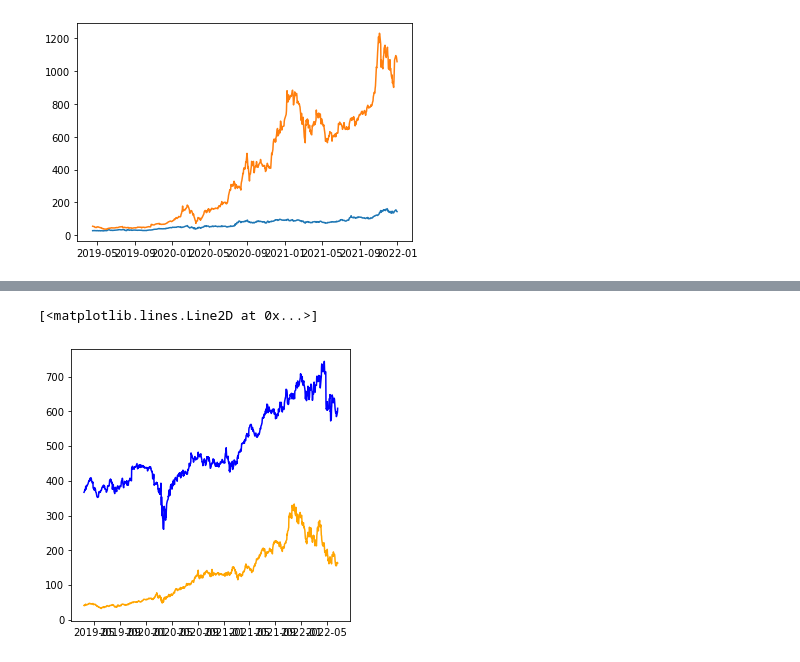
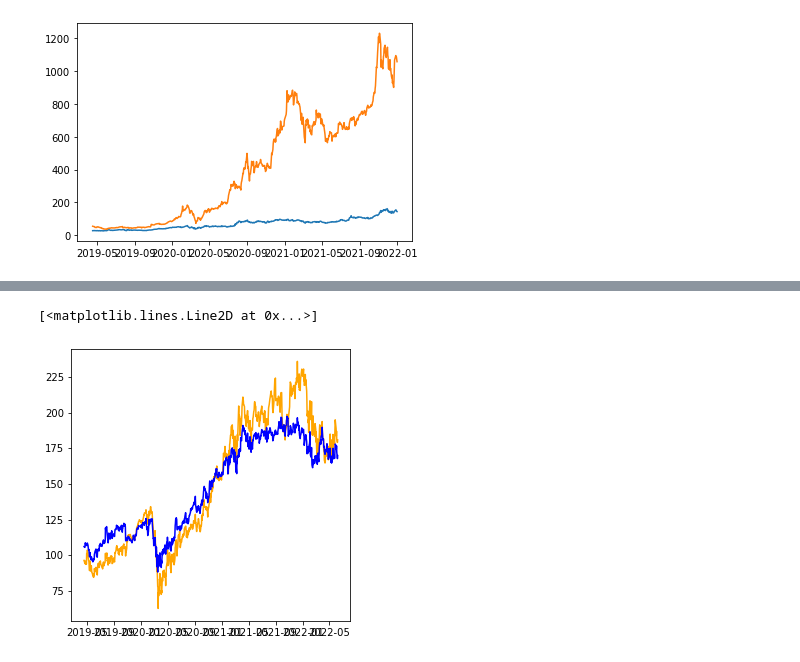
Before and after one commit to FabianEH/ETF-Filter-, a Jupyter notebook: metricas.ipynb, the cells around one changed output, grey strips where cells are left out. Cells and saved outputs as stored; diff of their text form; code cells hidden in the pictures.

```diff
--- a/metricas.ipynb
+++ b/metricas.ipynb
@@ -81,5 +55,0 @@ sns.heatmap(data.corr(), cmap = sns.cm.rocket, annot=True)
-# %%
-varinfo_matrix = np.zeros([data.shape[1], data.shape[1]])
-for i in range(data.shape[1]):
-    for j in range(data.shape[1]):
-        varinfo_matrix[i,j] = varInfo(data.iloc[:,i], data.iloc[:,j], bins = 50)
@@ -328,8 +210,6 @@ class paresTrading:
 
                     self.pairs.remove(pair)
 
-    #corr = corr.loc[(corr>tol).any(axis=1)]
-
         self.__filter_data()
 
 
@@ -343,6 +223,18 @@ class paresTrading:
                 if resultado > tol:
 
                     self.pairs.remove(pair)
+
+        self.__filter_data()
+
+
+    def distance_correlationTest(self, tol=0.3):
+
+        for pair in self.pairs:
+
+            resultado = correlation_distance(self.data_filtration[pair[0]], self.data_filtration[pair[1]])
+
+            if resultado > tol:
+                self.pairs.remove(pair)
 
         self.__filter_data()
 
@@ -383,6 +275,28 @@ class paresTrading:
                 unique_tickers.append(pair[1])
 
         self.data_filtration = self.data_filtration[unique_tickers]
+
+
+    def plot_correlation(self, method = 'pearson', *args):
+        plt.figure(figsize=(25,25))
+        sns.heatmap(self.data_filtration.corr(method = method), cmap = sns.cm.rocket, *args)
+
+    def plot_variational_information(self, bins= 50, *args):
+        varinfo_matrix = np.zeros([self.data_filtration.shape[1], self.data_filtration.shape[1]])
+        for i in range(self.data_filtration.shape[1]):
+            for j in range(self.data_filtration.shape[1]):
+                varinfo_matrix[i,j] = varInfo(self.data_filtration.iloc[:,i], self.data_filtration.iloc[:,j], bins = 50)
+        varinfo_matrix = pd.DataFrame(varinfo_matrix, columns=self.data_filtration.columns)
+
+        plt.figure(figsize=(25,25))
+        sns.heatmap(varinfo_matrix, cmap = sns.cm.rocket, xticklabels=self.tickers, yticklabels=self.tickers, *args)
+
+    def plot_correlationDistance(self, method = 'pearson', *args):
+
+        cor = self.data_filtration.corr(method='pearson')
+        metrica = np.sqrt(0.5*(1-cor))
+        plt.figure(figsize=(25,25))
+        sns.heatmap(metrica, cmap = sns.cm.rocket_r)
 # %%
 modelo = paresTrading(tickers, start, end)
 
@@ -418,13 +316,13 @@ modelo.pairs
 # %%
-A = "NVDA"
-B = "ORLY"
+A = "NXPI"
+B = "TXN"
 
 plt.figure(figsize=(5,5))
 plt.plot(modelo.df[A], c= 'orange')
 plt.plot(modelo.df[B], c='blue')
 # %% [output]
 [<matplotlib.lines.Line2D at 0x...>]
-[figure, old version]
+[figure, new version]
 # %%
 plt.figure(figsize=(5,5))
 plt.plot((modelo.df[A]-np.min(modelo.df[A]))/(np.max(modelo.df[A]) - np.min(modelo.df[A])), c='orange')
```
Also changed, not shown: parts of 25 cells of this notebook.
